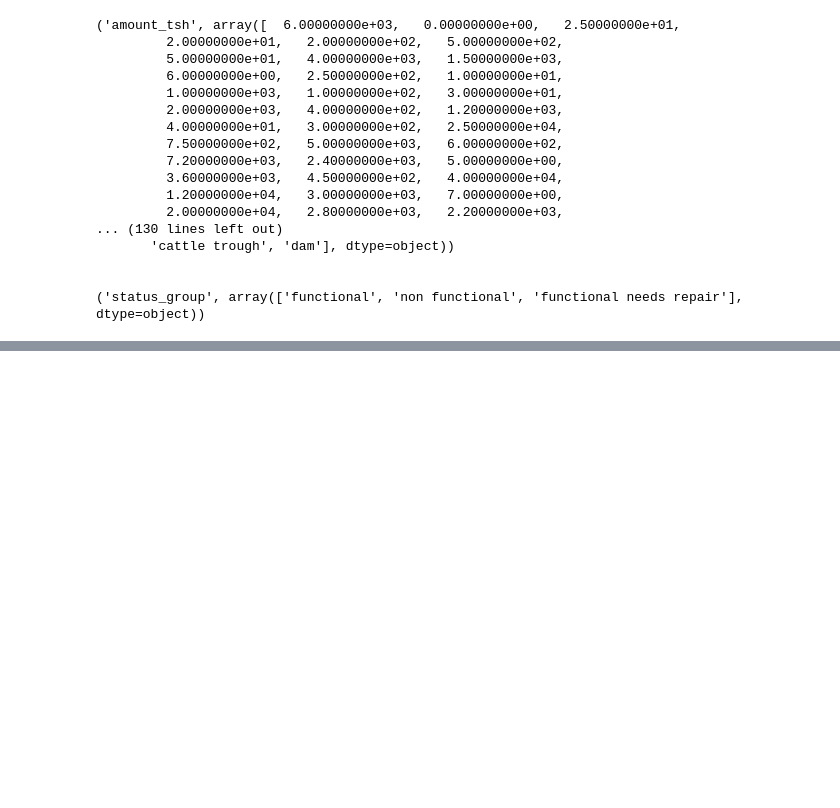
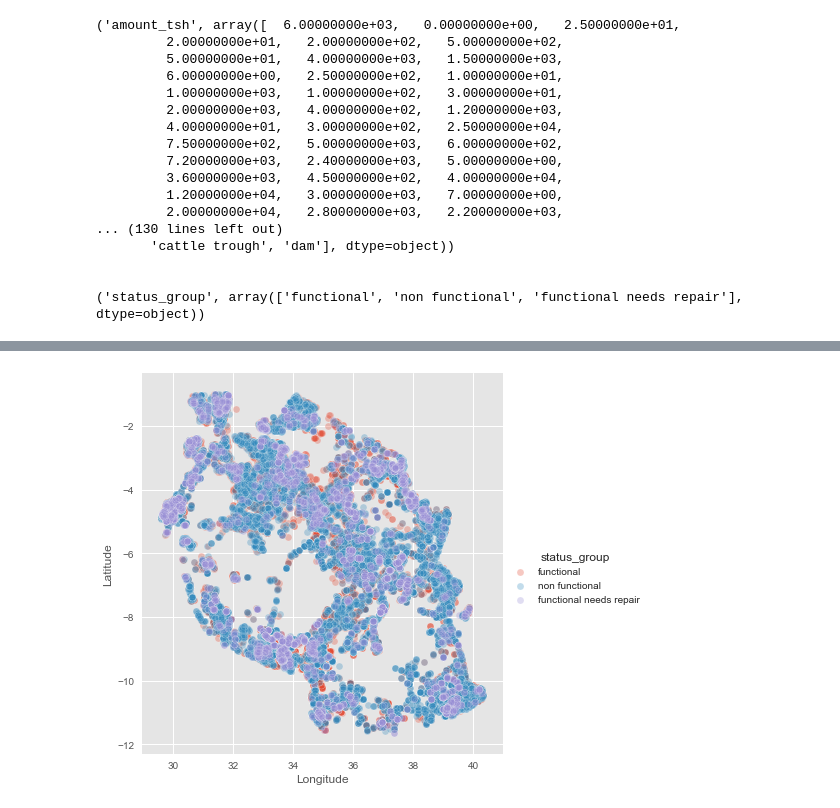
Before and after one commit to sdmirch/data-mining-the-water-table, a Jupyter notebook: EDA.ipynb, the cells around one changed output, grey strips where cells are left out. Drawn from its saved outputs; the diff is of its cells as text; code cells hidden in the pictures; blank space fills up the shorter version.

```diff
--- a/EDA.ipynb
+++ b/EDA.ipynb
@@ -91,0 +99,7 @@ g = (g.map(plt.scatter, "region_code", "district_code", edgecolor="w", alpha=0.3
+# %%
+df_lonlat_wozeros = df[df['longitude']!=0]
+g = sns.FacetGrid(df_lonlat_wozeros,  hue="status_group", size=6)
+g = (g.map(plt.scatter, "longitude", "latitude", edgecolor="w", alpha=0.3).add_legend())\
+.set_xlabels('Longitude').set_ylabels('Latitude')
+# %% [output]
+[figure, added]
```
Also changed, not shown: parts of 7 cells of this notebook.
